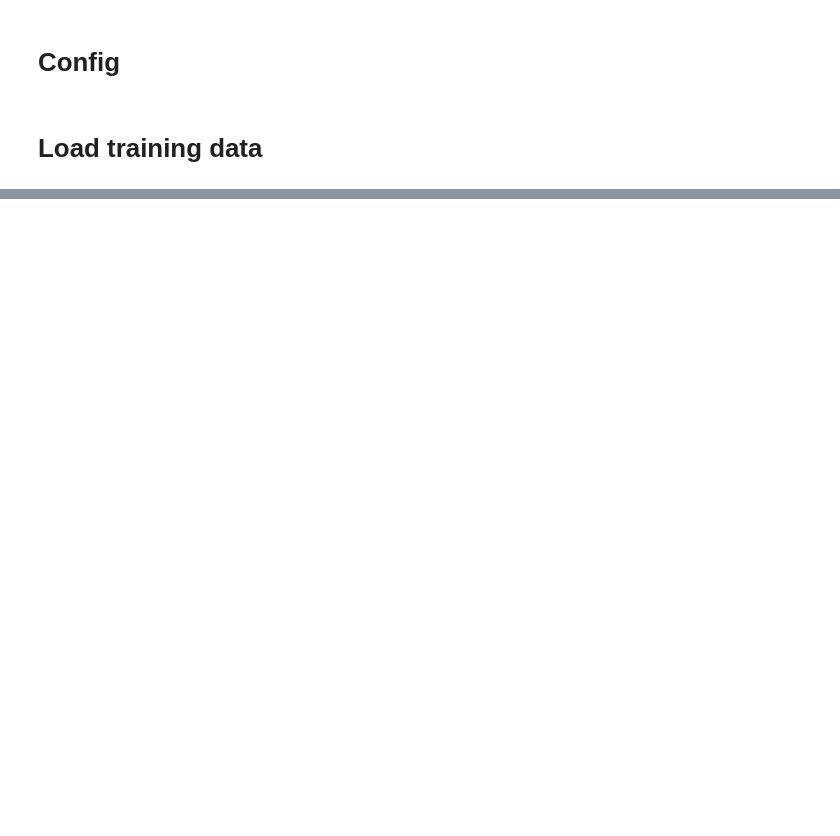
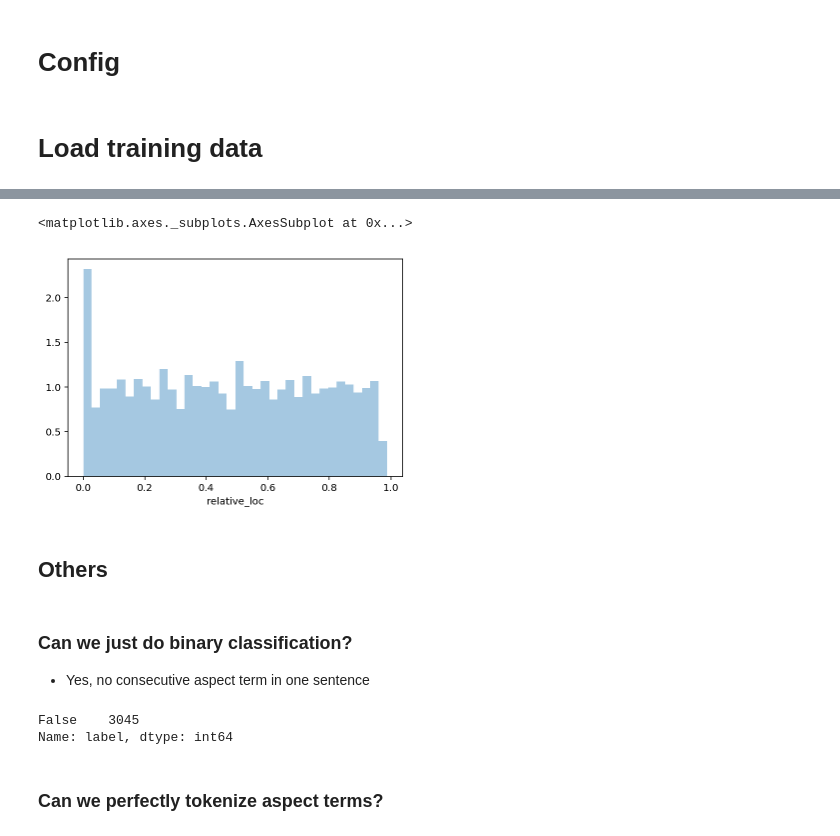
Before and after one commit to phiradet/aspect_term_extraction, a Jupyter notebook: notebooks/Data observation.ipynb, the cells around one changed output, grey strips where cells are left out. Cells and saved outputs as stored; diff of their text form; code cells hidden in the pictures; blank space fills up the shorter version.

```diff
--- a/notebooks/Data observation.ipynb
+++ b/notebooks/Data observation.ipynb
@@ -128,0 +339,28 @@ training_df.iloc[180:250]
+# %%
+sns.distplot(training_df[non_aspect_mask].relative_loc, norm_hist=True, kde=False)
+# %% [output]
+<matplotlib.axes._subplots.AxesSubplot at 0x...>
+[figure, added]
+# %% [markdown]
+## Others
+# %% [markdown]
+### Can we just do binary classification?
+- Yes, no consecutive aspect term in one sentence
+# %%
+def is_consecutive_aspect(labels):
+    labels_list = labels.tolist()
+    if len(labels) == 0:
+        return False
+    for n, l in enumerate(labels_list[:-1]):
+        if l == "I" and labels_list[n+1] == "B":
+            return True
+    return False
+
+
+is_consective_df = training_df.groupby("id").agg({"label": is_consecutive_aspect})
+is_consective_df.label.value_counts()
+# %% [output]
+False    3045
+Name: label, dtype: int64
+# %% [markdown]
+### Can we perfectly tokenize aspect terms?
```
Also changed, not shown: parts of 32 cells of this notebook.
